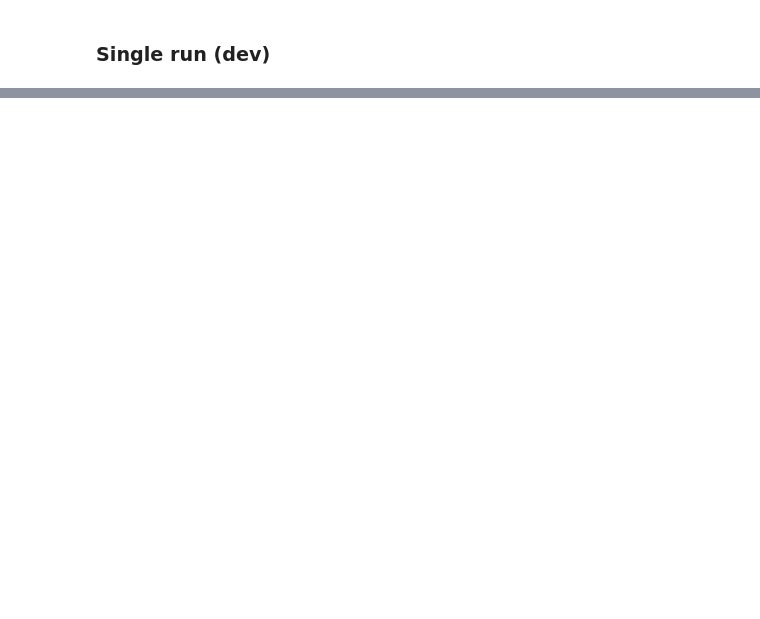
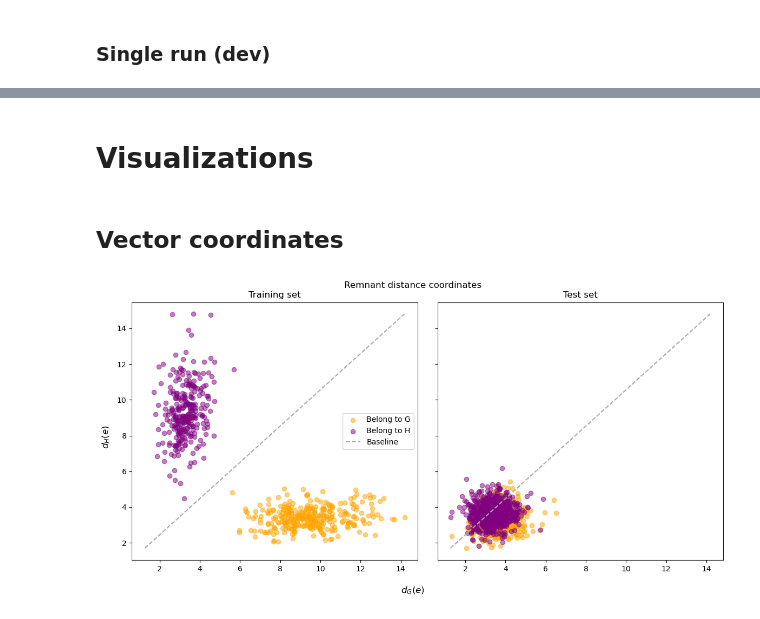
Before and after one commit to kaiser-dan/proj_naive-embedded-reconstruction, a Jupyter notebook: notebooks/ex/EMB_ex20_logistic-regression.ipynb, the cells around one changed output, grey strips where cells are left out. Saved outputs shown, nothing was run; the diff lists cells and outputs as text; code cells hidden in the pictures; blank space fills up the shorter version.

```diff
--- a/notebooks/ex/EMB_ex20_logistic-regression.ipynb
+++ b/notebooks/ex/EMB_ex20_logistic-regression.ipynb
@@ -205,5 +212,8 @@ penalty = "l2"  # L2 regularization
 
 # >>> Other <<<
 repeat = 100  # number of simulations
+# %%
+# Primary control parameter
+theta = 0.3
 # %%
 # * Steps (1) - Get desired duplex
@@ -250,4 +234,0 @@ scaler = StandardScaler()
-# %%
-E_G = scaler.fit_transform(E_G)
-E_H = scaler.fit_transform(E_H)
-E_A = scaler.fit_transform(E_A)
@@ -404,0 +368,13 @@ Text(0.5, 1.0, 'Test set distances')
+# %%
+points_train_G = list(zip(*zip(x_train_G, y_train_G)))
+points_train_H = list(zip(*zip(x_train_H, y_train_H)))
+points_test_G = list(zip(*zip(x_test_G, y_test_G)))
+points_test_H = list(zip(*zip(x_test_H, y_test_H)))
+# %%
+xmin = min(min(x_train_G), min(x_train_H), min(x_test_G), min(x_test_H))
+xmax = max(max(x_train_G), max(x_train_H), max(x_test_G), max(x_test_H))
+ymin = min(min(y_train_G), min(y_train_H), min(y_test_G), min(y_test_H))
+ymax = max(max(y_train_G), max(y_train_H), max(y_test_G), max(y_test_H))
+
+xrange = np.linspace(xmin, xmax)
+yrange = np.linspace(ymin, ymax)
@@ -404,0 +411,33 @@ Text(0.5, 1.0, 'Test set distances')
+# %% [markdown]
+# Visualizations
+# %% [markdown]
+## Vector coordinates
+# %%
+# Figure level initialization
+fig, ax = plt.subplots(
+    1, 2,
+    sharex=True, sharey=True,
+    figsize=(12,6)
+)
+
+fig.suptitle("Remnant distance coordinates")
+fig.supxlabel("$d_G(e)$")
+fig.supylabel("$d_H(e)$")
+fig.tight_layout()
+
+# Left facet - Training data
+ax[0].scatter(*points_train_G, label="Belong to G", color="orange", alpha=0.5)
+ax[0].scatter(*points_train_H, label="Belong to H", color="purple", alpha=0.5)
+ax[0].plot(xrange, yrange, label="Baseline", color="darkgray", linestyle="--")
+ax[0].legend()
+ax[0].set_title("Training set")
+
+# Right facet - test data
+ax[1].scatter(*points_test_G, label="Belong to G", color="orange", alpha=0.5)
+ax[1].scatter(*points_test_H, label="Belong to H", color="purple", alpha=0.5)
+ax[1].plot(xrange, yrange, label="Baseline", color="darkgray", linestyle="--")
+ax[1].set_title("Test set")
+
+plt.savefig(f"../../results/plots/imbalanced-rings_vector-distance_{TAG}.png", facecolor="white", transparent=False)
+# %% [output]
+[figure, added]
```
Also changed, not shown: parts of 42 cells of this notebook, 20 other files.
